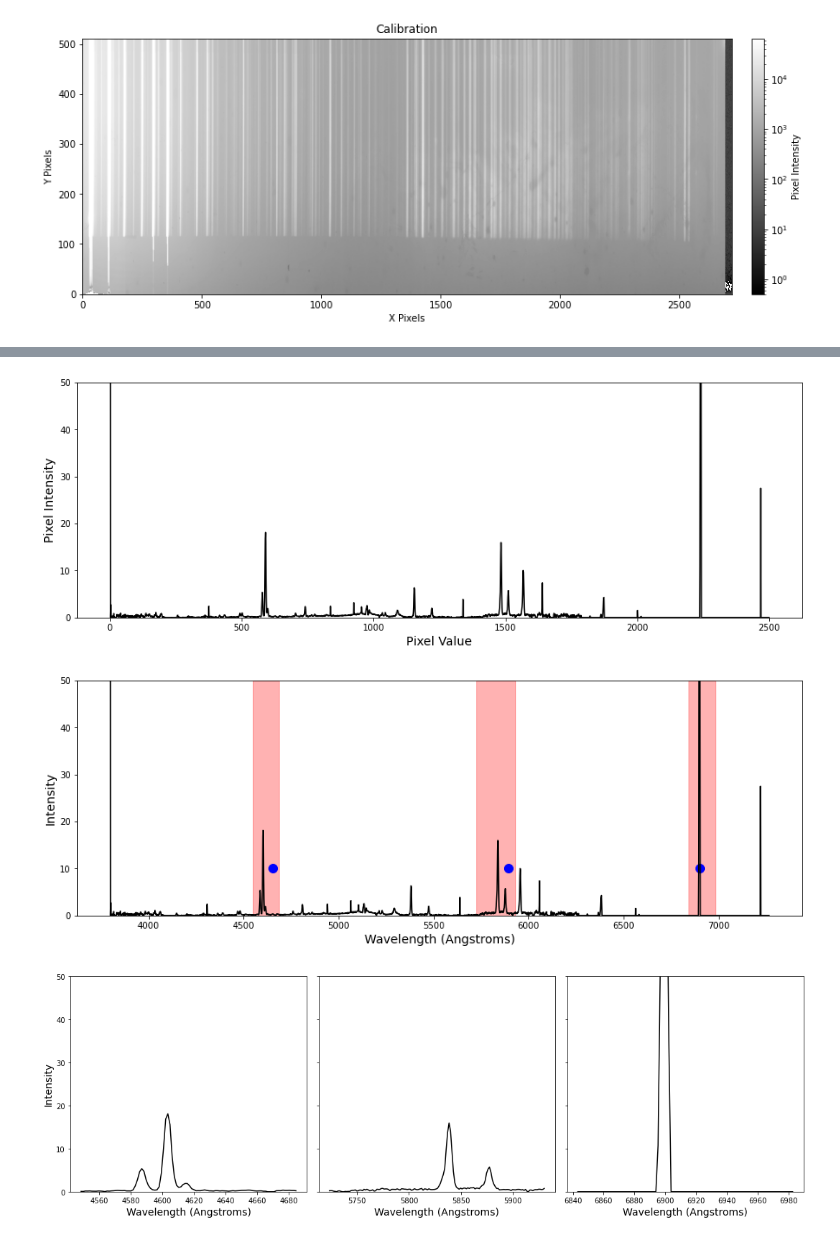
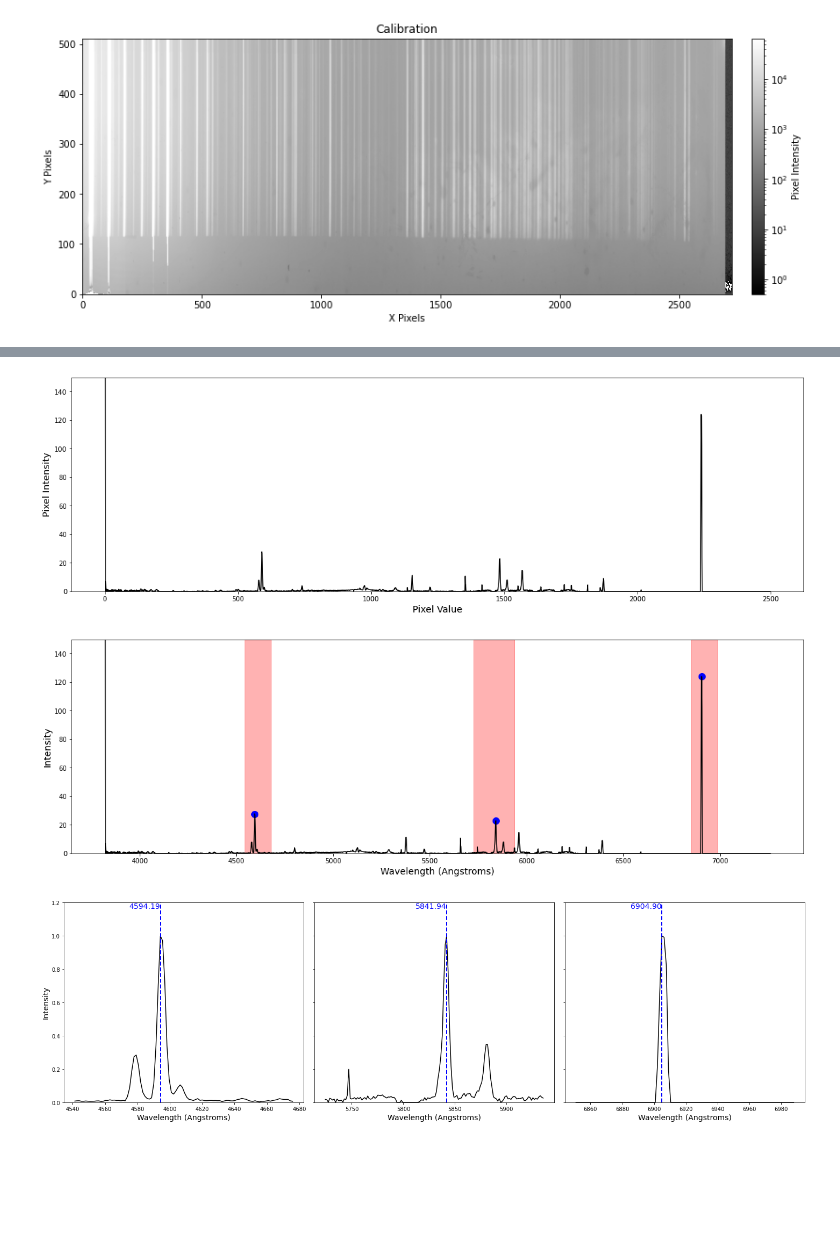
Before and after one commit to astronamanj/641_Observational_Techniques, a Jupyter notebook: omm_spectograph/calibration_and_analysis.ipynb, the cells around one changed output, grey strips where cells are left out. Drawn from its saved outputs; the diff is of its cells as text; code cells hidden in the pictures; blank space fills up the shorter version.

Commit message:
fix plots and complete analysis

```diff
--- a/omm_spectograph/calibration_and_analysis.ipynb
+++ b/omm_spectograph/calibration_and_analysis.ipynb
@@ -44,6 +44,7 @@ DISPAXIS=                    1  / Direction spectrale
 [figure]
 # %%
 arc_spectrum = fn.spectrum(arc, 300, 20)
+arc_spectrum = np.flip(arc_spectrum)
 
 fig, ax = plt.subplots(figsize=(15, 5))
 ax.plot(arc_spectrum, color='black')
@@ -97,12 +98,12 @@ ax.yaxis.set_major_formatter(plt.FuncFormatter(lambda x, loc: "{:.01f}".format(x
 lines = [4131.72, 4806.02, 5606.73, 6416.31, 7272.94]
 for x in lines:
     ax.axvline(x, color='blue', linestyle='--', linewidth=2)
-    ax.text(x, ax.get_ylim()[1], f'{x}', rotation=90, verticalalignment='top', horizontalalignment='right', color='blue')
+    ax.text(x, ax.get_ylim()[1], f'{x}', rotation=90, verticalalignment='top', horizontalalignment='right', color='blue', fontsize=14)
 
 plt.show()
 
 fig, ax = plt.subplots(figsize=(20, 8))
-ax.plot(np.flip(arc_spectrum), color='black')
+ax.plot(arc_spectrum, color='black')
 ax.set_xlabel('X Pixels')
 ax.set_ylabel('Pixel Intensity')
 #ax.set_yscale('log')
@@ -111,15 +112,13 @@ ax.set_ylim(1e4, 1e6)
 
 # identifying lines
 ranges = [(220, 250), (700, 800), (1250, 1350), (1850, 1950), (2475, 2525)]
+peaks = []
 
 for i, (start, end) in enumerate(ranges):
     ax.axvspan(start, end, color='red', alpha=0.3)
-    inset_height = 5e5 if i != 0 else 5e5  # Avoid division by zero
-    create_inset(np.flip(arc_spectrum), ax, start, end, 0, inset_height, 0.18 * i, 0.0)
+    create_inset(arc_spectrum, ax, start, end, 0.18 * i, 0.0)
 
-peaks = []
-for start, end in ranges:
-    max_value, peak = fn.find_maximum_peak_in_range(np.flip(arc_spectrum), start, end)
+    max_value, peak = fn.find_maximum_peak_in_range(arc_spectrum, start, end)
     peaks.append(peak)
     ax.scatter(peak, max_value, color='blue', s=100)
 
@@ -130,9 +129,14 @@ plt.show()
 # %%
 plt.figure(figsize=(6, 6))
 plt.scatter(peaks, lines, color='black')
-coefficients = np.polynomial.legendre.legfit(peaks, lines, deg=2)
+coefficients = np.polynomial.legendre.legfit(peaks, lines, deg=3)
 fit_line = np.polynomial.legendre.legval(peaks, coefficients)
 plt.plot(peaks, fit_line, color='red')
 plt.xlabel('Pixel Number', fontsize=14)
 plt.ylabel('Wavelength (Angstroms)', fontsize=14)
+plt.show()
+
+# Perform a straight line fit
+slope, intercept = np.polyfit(peaks, lines, 1)
+print(f"Slope: {slope}")
 # %% [output]
@@ -141,6 +145,6 @@ Text(0, 0.5, 'Wavelength (Angstroms)')
 # %%
 data = np.load('data/data.npy')
-data_spectrum = fn.spectrum(data, 150, 20)
+data_spectrum = fn.spectrum(data, 120, 30)
 data_spectrum[data_spectrum < 0] = 0
 # data_spectrum = np.flip(data_spectrum)
 data_spectrum = data_spectrum[:2500]
@@ -148,59 +152,65 @@ data_spectrum = data_spectrum[:2500]
 pixels = np.arange(0, 2500)
 wavelengths = np.polynomial.legendre.legval(pixels, coefficients)
 
-fig, ax = plt.subplots(figsize=(15, 5))
+# pixel plot
+fig, ax = plt.subplots(figsize=(20, 6))
 ax.plot(data_spectrum, color='black')
 ax.set_xlabel('Pixel Value', fontsize=14)
 ax.set_ylabel('Pixel Intensity', fontsize=14)
 #ax.set_xscale('log')
-ax.set_ylim(0, 50)
+ax.set_ylim(0, 150)
 plt.show()
 
-fig, ax = plt.subplots(figsize=(15, 5))
+# wavelength plot
+fig, ax = plt.subplots(figsize=(20, 6))
 ax.plot(wavelengths, data_spectrum, color='black')
 ax.set_xlabel('Wavelength (Angstroms)', fontsize=14)
 ax.set_ylabel('Intensity', fontsize=14)
 #ax.set_xscale('log')
-ax.set_ylim(0, 50)
+ax.set_ylim(0, 150)
 
 ranges = [(550, 650), (1400, 1550), (2200, 2300)]
 
 for i, (start, end) in enumerate(ranges):
     ax.axvspan(
         np.polynomial.legendre.legval(start, coefficients),
         np.polynomial.legendre.legval(end, coefficients),
         color='red',
         alpha=0.3
     )
 
 peak_wavelengths = []
 for start, end in ranges:
-    max_value, peak = fn.find_maximum_peak_in_range(np.flip(data_spectrum), start, end)
-    peak_wavelengths.append(np.polynomial.legendre.legval(peak, coefficients))
-    ax.scatter(np.polynomial.legendre.legval(peak, coefficients), 10, color='blue', s=100)
+    max_value, peak = fn.find_maximum_peak_in_range(data_spectrum, start, end)
+    peak = np.polynomial.legendre.legval(peak, coefficients)
+    peak_wavelengths.append(peak)
+    ax.scatter(peak, max_value, color='blue', s=100)
 
 plt.show()
 
-fig, axs = plt.subplots(1, 3, figsize=(15, 5), sharey=True)
+fig, axs = plt.subplots(1, 3, figsize=(20, 6), sharey=True)
 fig.subplots_adjust(hspace=0., wspace=0.)
 
-for ax, (start, end) in zip(axs, ranges):
+for ax, (start, end), w in zip(axs, ranges, peak_wavelengths):
+    norm_spectrum = data_spectrum[start:end] / np.max(data_spectrum[start:end])
     ax.plot(
         np.polynomial.legendre.legval(
             np.arange(start, end),
             coefficients
         ),
-        data_spectrum[start:end],
+        norm_spectrum,
         color='black'
     )
     ax.set_xlabel('Wavelength (Angstroms)', fontsize=14)
     if ax == axs[0]:
         ax.set_ylabel('Intensity', fontsize=14)
-    ax.set_ylim(0, 50)
+    ax.set_ylim(0, 1.2)
+    ax.axvline(w, color='blue', linestyle='--', linewidth=2)
+    ax.text(w, ax.get_ylim()[1], f'{w:.2f}', fontsize=14, verticalalignment='top', horizontalalignment='right', color='blue')
 
 plt.tight_layout()
 plt.show()
 # %% [output]
-[figure, old version]
+[figure, new version]
-[figure, old version]
+[figure, new version]
-[figure, old version]
+[figure, new version]
```
Also changed, not shown: parts of 3 cells of this notebook, 1 other file.
